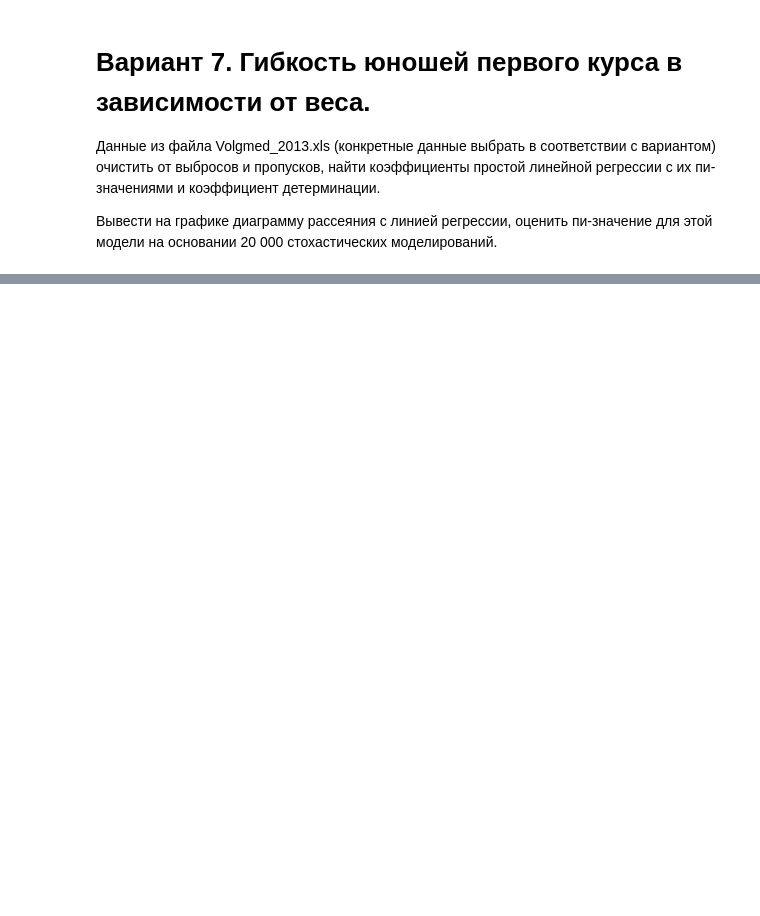
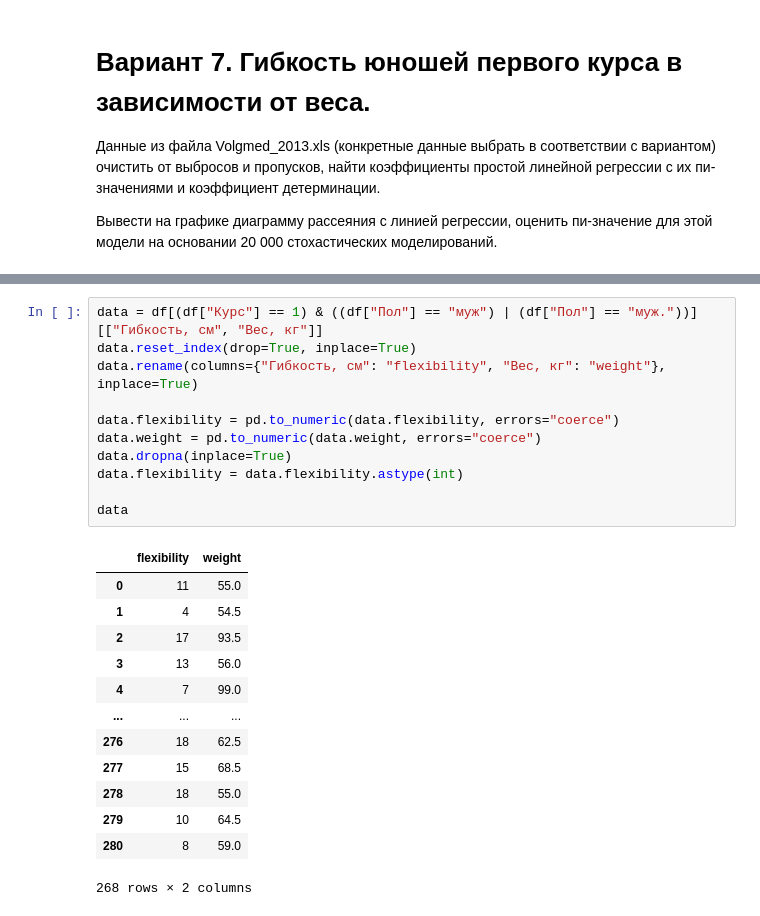
Before and after one commit to Sh0kerr/data_analysis, a Jupyter notebook: task_8/hw_8.ipynb, the cells around one changed output, grey strips where cells are left out. Saved outputs shown, nothing was run; the diff lists cells and outputs as text; blank space fills up the shorter version.

```diff
--- a/task_8/hw_8.ipynb
+++ b/task_8/hw_8.ipynb
@@ -28,3 +34,28 @@ df.head()
 | NaN | NaN | NaN | NaN | NaN | NaN | NaN | NaT | NaN | ... |
 | NaN | NaN | NaN | NaN | NaN | NaN | NaN | NaT | NaN | ... |
 5 rows × 27 columns
+# %%
+data = df[(df["Курс"] == 1) & ((df["Пол"] == "муж") | (df["Пол"] == "муж."))][["Гибкость, см", "Вес, кг"]]
+data.reset_index(drop=True, inplace=True)
+data.rename(columns={"Гибкость, см": "flexibility", "Вес, кг": "weight"}, inplace=True)
+
+data.flexibility = pd.to_numeric(data.flexibility, errors="coerce")
+data.weight = pd.to_numeric(data.weight, errors="coerce")
+data.dropna(inplace=True)
+data.flexibility = data.flexibility.astype(int)
+
+data
+# %% [output]
+|  | flexibility | weight |
+| 0 | 11 | 55.0 |
+| 1 | 4 | 54.5 |
+| 2 | 17 | 93.5 |
+| 3 | 13 | 56.0 |
+| 4 | 7 | 99.0 |
+| ... | ... | ... |
+| 276 | 18 | 62.5 |
+| 277 | 15 | 68.5 |
+| 278 | 18 | 55.0 |
+| 279 | 10 | 64.5 |
+| 280 | 8 | 59.0 |
+268 rows × 2 columns
```
Also changed, not shown: parts of 9 cells of this notebook.
